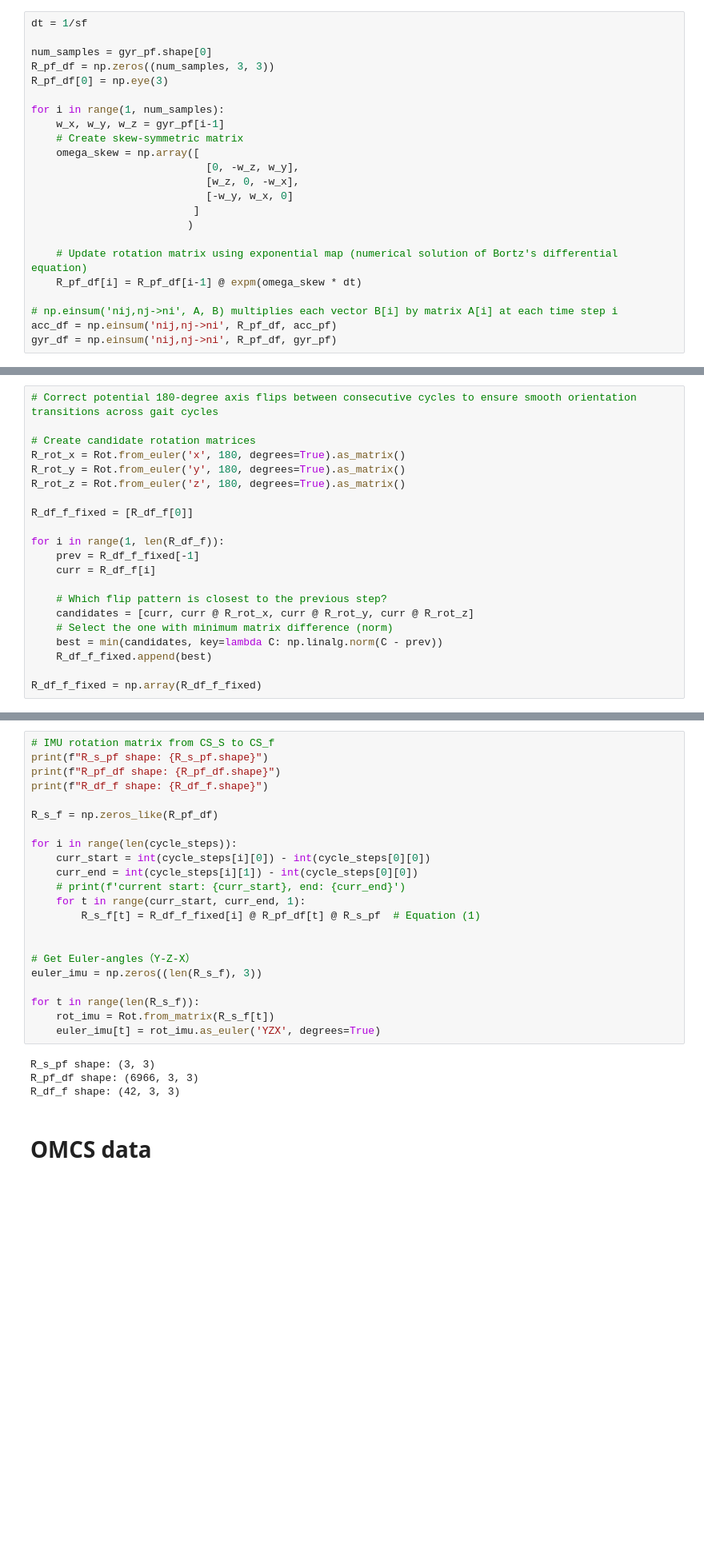
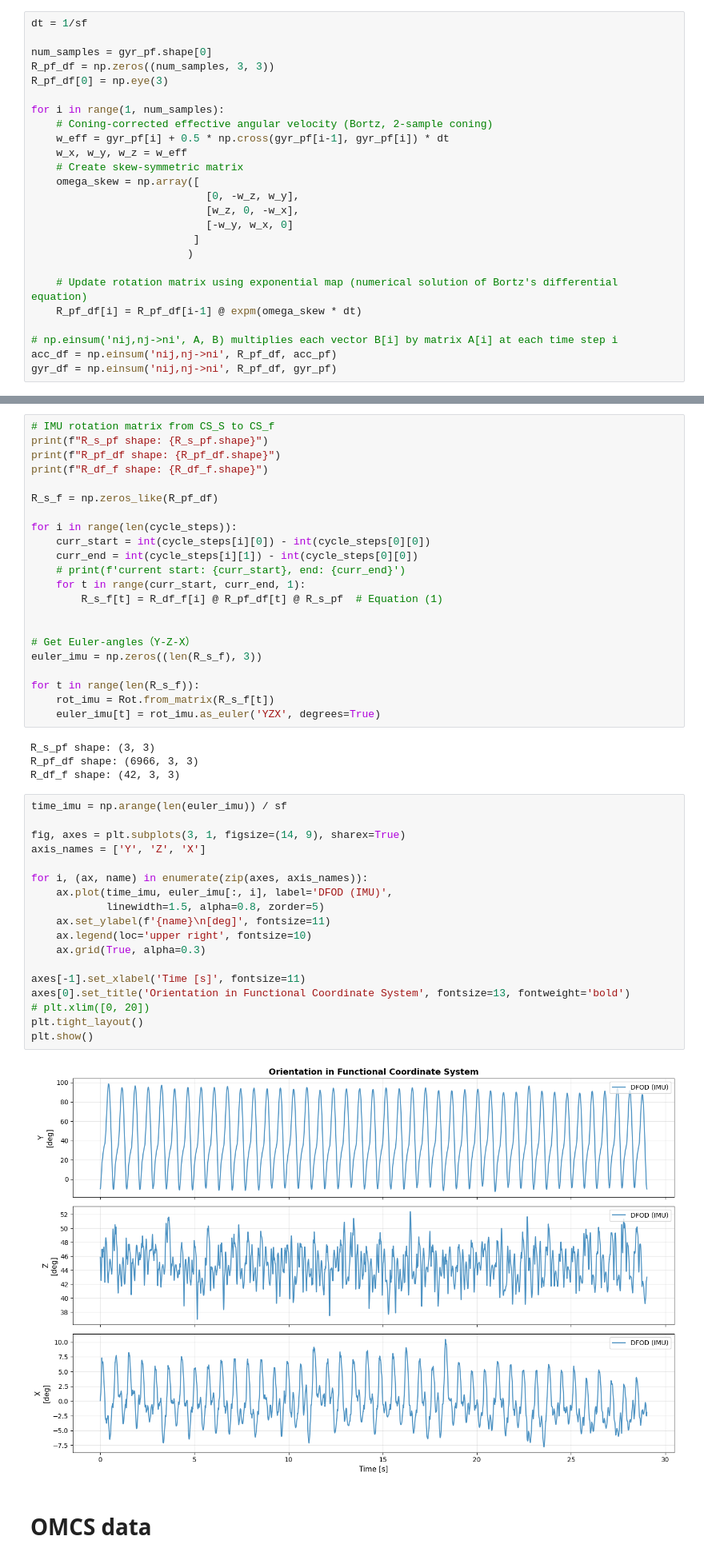
Before and after one commit to myaisr/OrientationEstimation, a Jupyter notebook: code/notebook.ipynb, the cells around one changed output, grey strips where cells are left out. Shown at 80% size. Saved outputs shown, nothing was run; the diff lists cells and outputs as text; blank space fills up the shorter version.

```diff
--- a/code/notebook.ipynb
+++ b/code/notebook.ipynb
@@ -337,7 +410,9 @@ R_pf_df = np.zeros((num_samples, 3, 3))
 R_pf_df[0] = np.eye(3)
 
 for i in range(1, num_samples):
-    w_x, w_y, w_z = gyr_pf[i-1]
+    # Coning-corrected effective angular velocity (Bortz, 2-sample coning)
+    w_eff = gyr_pf[i] + 0.5 * np.cross(gyr_pf[i-1], gyr_pf[i]) * dt
+    w_x, w_y, w_z = w_eff
     # Create skew-symmetric matrix
     omega_skew = np.array([
                             [0, -w_z, w_y],
@@ -435,22 +532 @@ for i in range(2, len(cycle_steps)-2, 1):
-# %%
-# Correct potential 180-degree axis flips between consecutive cycles to ensure smooth orientation transitions across gait cycles
-
-# Create candidate rotation matrices
-R_rot_x = Rot.from_euler('x', 180, degrees=True).as_matrix()
-R_rot_y = Rot.from_euler('y', 180, degrees=True).as_matrix()
-R_rot_z = Rot.from_euler('z', 180, degrees=True).as_matrix()
-
-R_df_f_fixed = [R_df_f[0]]
-
-for i in range(1, len(R_df_f)):
-    prev = R_df_f_fixed[-1]
-    curr = R_df_f[i]
-
-    # Which flip pattern is closest to the previous step?
-    candidates = [curr, curr @ R_rot_x, curr @ R_rot_y, curr @ R_rot_z]
-    # Select the one with minimum matrix difference (norm)
-    best = min(candidates, key=lambda C: np.linalg.norm(C - prev))
-    R_df_f_fixed.append(best)
-
-R_df_f_fixed = np.array(R_df_f_fixed)
 # %%
@@ -549,7 +638,7 @@ for i in range(len(cycle_steps)):
     curr_end = int(cycle_steps[i][1]) - int(cycle_steps[0][0])
     # print(f'current start: {curr_start}, end: {curr_end}')
     for t in range(curr_start, curr_end, 1):
-        R_s_f[t] = R_df_f_fixed[i] @ R_pf_df[t] @ R_s_pf  # Equation (1)
+        R_s_f[t] = R_df_f[i] @ R_pf_df[t] @ R_s_pf  # Equation (1)
 
 
 # Get Euler-angles（Y-Z-X）
@@ -562,6 +651,26 @@ for t in range(len(R_s_f)):
 R_s_pf shape: (3, 3)
 R_pf_df shape: (6966, 3, 3)
 R_df_f shape: (42, 3, 3)
+# %%
+time_imu = np.arange(len(euler_imu)) / sf
+
+fig, axes = plt.subplots(3, 1, figsize=(14, 9), sharex=True)
+axis_names = ['Y', 'Z', 'X']
+
+for i, (ax, name) in enumerate(zip(axes, axis_names)):
+    ax.plot(time_imu, euler_imu[:, i], label='DFOD (IMU)',
+            linewidth=1.5, alpha=0.8, zorder=5)
+    ax.set_ylabel(f'{name}\n[deg]', fontsize=11)
+    ax.legend(loc='upper right', fontsize=10)
+    ax.grid(True, alpha=0.3)
+
+axes[-1].set_xlabel('Time [s]', fontsize=11)
+axes[0].set_title('Orientation in Functional Coordinate System', fontsize=13, fontweight='bold')
+# plt.xlim([0, 20])
+plt.tight_layout()
+plt.show()
+# %% [output]
+[figure, added]
 # %% [markdown]
 # OMCS data
 # %%
```
Also changed, not shown: parts of 35 cells of this notebook.
